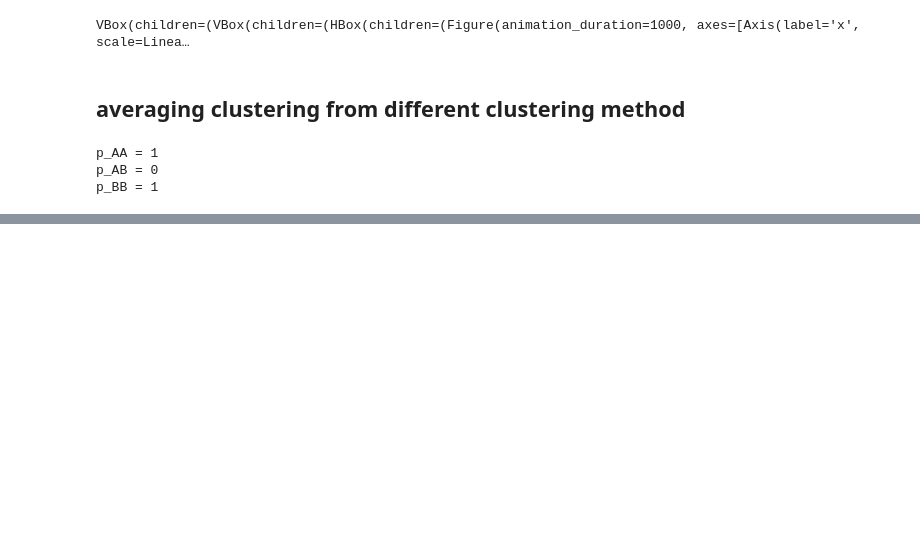
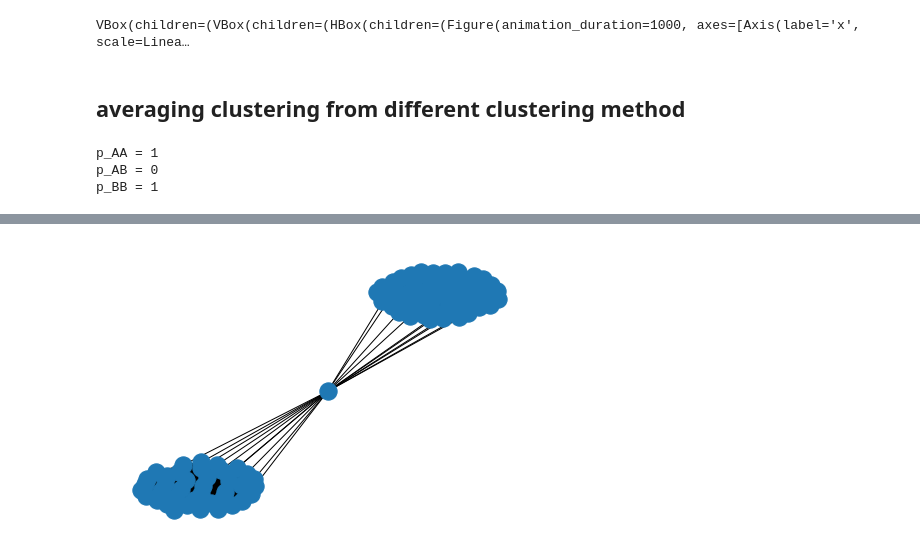
Before and after one commit to sekunder/clustering, a Jupyter notebook: Block Model.ipynb, the cells around one changed output, grey strips where cells are left out. Cells and saved outputs as stored; diff of their text form; code cells hidden in the pictures; blank space fills up the shorter version.

```diff
--- a/Block Model.ipynb
+++ b/Block Model.ipynb
@@ -303,6 +323,10 @@ last_node = -1
 g2.add_node(last_node)
 g2.add_edges_from([(-1, a) for a in np.random.choice(range(sizes2[0]), size=10, replace=False)])
 g2.add_edges_from([(-1, b) for b in np.random.choice(range(sizes2[0], sizes2[0] + sizes2[1]), size=10, replace=False)])
+# %%
+nx.draw(g2)
+# %% [output]
+[figure, added]
 # %%
 node = -1
 
```
Also changed, not shown: parts of 11 cells of this notebook, 1 other file.
